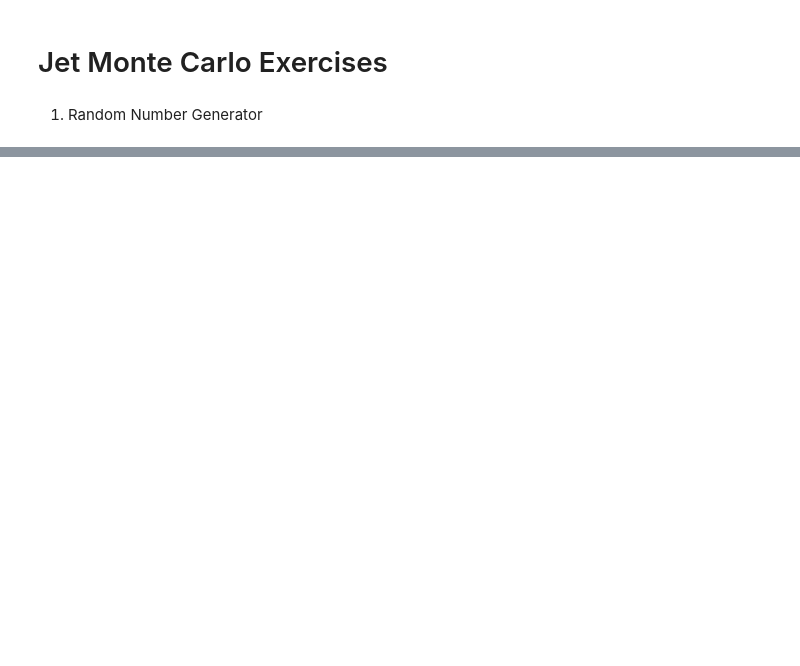
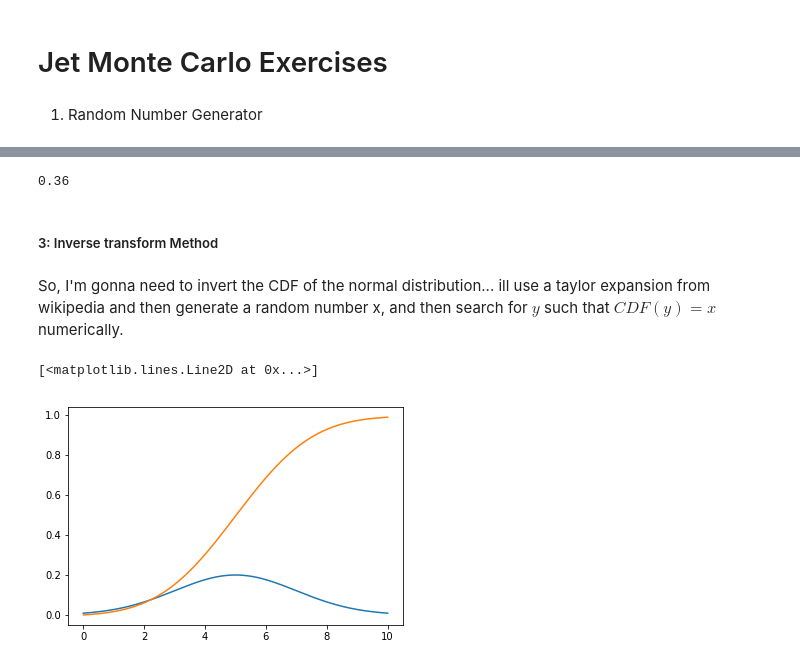
Before and after one commit to acsmith9697/JetMCTutorial, a Jupyter notebook: Documents/Grad School/JetMCTutorial/exercises.ipynb, the cells around one changed output, grey strips where cells are left out. Cells and saved outputs as stored; diff of their text form; code cells hidden in the pictures; blank space fills up the shorter version.

```diff
--- a/Documents/Grad School/JetMCTutorial/exercises.ipynb
+++ b/Documents/Grad School/JetMCTutorial/exercises.ipynb
@@ -29,0 +61,6 @@ gen_uniform_histogram(1000,5,15)
+# %%
+.48**2 +.36**2
+# %% [output]
+0.36
+# %% [markdown]
+##### 3: Inverse transform Method
@@ -29,0 +69,36 @@ gen_uniform_histogram(1000,5,15)
+# %% [markdown]
+So, I'm gonna need to invert the CDF of the normal distribution... ill use a taylor expansion from wikipedia and then generate a random number x, and then search for $ y$ such that $CDF(y) = x$ numerically.
+# %%
+def normal_dist(x,mu,std):
+
+    return (1.0/(std*sqrt(2*pi)))*exp((.5/std**2)*(-(x - mu)**2))
+
+def Simpsons_method(f,lower,upper,mu,std,delta_x):
+    integral = []
+    total_area = 0
+    i = 0
+
+    x_vals = np.linspace(lower,upper,int((upper-lower)/delta_x))
+    y_vals = [f(x,mu,std) for x in x_vals]
+    #print(len(x_vals))
+    #print(len(y_vals))
+    plt.plot(x_vals,y_vals)
+
+    while i < len(x_vals) - 7:
+        y0,y1,y2,y3,y4,y5,y6 = y_vals[i:i+7]
+
+        area = (delta_x/3)*(y0 + 4*(y1 + y3 + y5) + 2*(y2 + y4) + y6)
+        total_area += area
+        integral.append((x_vals[i+6],total_area))
+        i+=6
+
+    return integral
+# %%
+CDF = Simpsons_method(normal_dist,0,10,5,2,.001)
+#print CDF
+x,y = zip(*CDF)
+#print(x,y)
+plt.plot(x,y)
+# %% [output]
+[<matplotlib.lines.Line2D at 0x...>]
+[figure, added]
```
Also changed, not shown: parts of 18 cells of this notebook.
